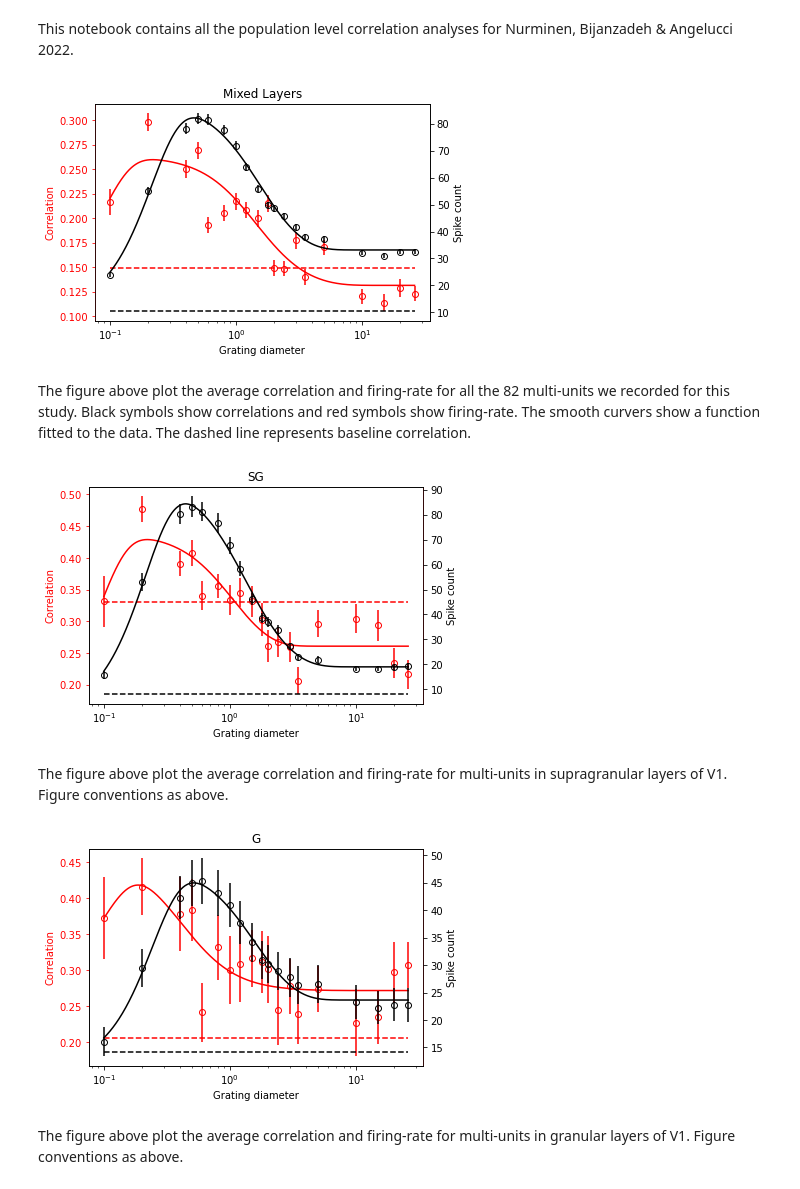
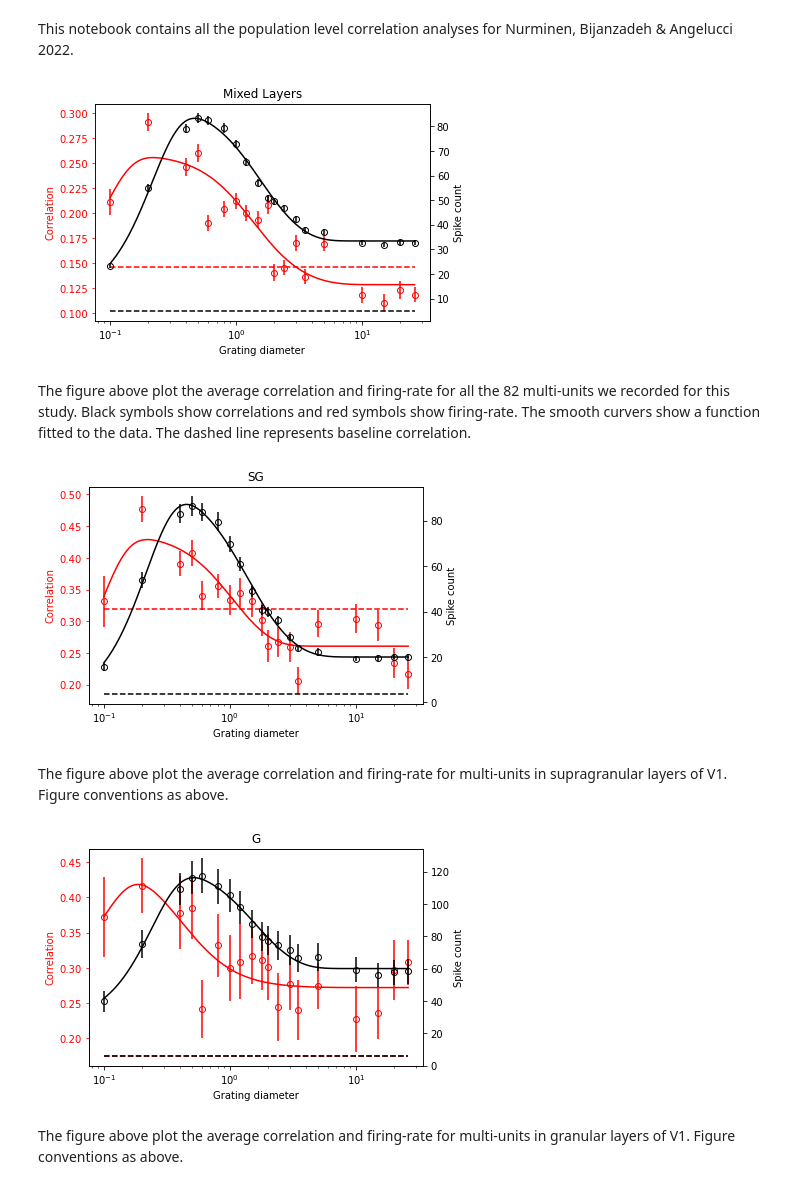
Before and after one commit to nurminenlab/variability-sizetuning-analysis, a Jupyter notebook: notebooks/correlation-notebook-2022-01-20.ipynb, the cells around one changed output. Saved outputs shown, nothing was run; the diff lists cells and outputs as text; code cells hidden in the pictures.

Commit message:
Test function for mean matching

```diff
--- a/notebooks/correlation-notebook-2022-01-20.ipynb
+++ b/notebooks/correlation-notebook-2022-01-20.ipynb
@@ -29,7 +29,7 @@ def cost_response(params,xdata,ydata):
 
 FIG_dir = 'C:/Users/lonurmin/Desktop/CorrelatedVariability/results/paper_v9/IntermediateFigures/'
 F_dir   = 'C:/Users/lonurmin/Desktop/CorrelatedVariability/results/paper_v9/MK-MU/'
-params_df = pd.read_csv(F_dir + 'extracted_correlation_params.csv')
+params_df = pd.read_csv(F_dir + 'extracted_correlation_params-October-2022.csv')
 corrBSL = np.nanmean(params_df['gm_fit_correlation_BSL'].values)
 params_df['utype'] = ['multi'] * len(params_df.index)
 
@@ -155,7 +155,7 @@ ax2.set_xlabel('Grating diameter')
 
 plt.savefig(FIG_dir + 'F5_A-Correlations-Mixed-layer.svg')
 # %% [output]
-[figure, old version]
+[figure, new version]
 # %% [markdown]
 The figure above plot the average correlation and firing-rate for all the 82 multi-units we recorded for this study. Black symbols show correlations and red symbols show firing-rate. The smooth curvers show a function fitted to the data. The dashed line represents baseline correlation.
 # %%
@@ -199,7 +199,7 @@ ax2.set_xlabel('Grating diameter')
 
 plt.savefig(FIG_dir + 'F5B-Correlations-Average-SGunits.svg')
 # %% [output]
-[figure, old version]
+[figure, new version]
 # %% [markdown]
 The figure above plot the average correlation and firing-rate for multi-units in supragranular layers of V1. Figure conventions as above.
 # %%
@@ -212,37 +212,40 @@ ax4b = ax4.twinx()
 args = (diams_GG,rSC_mn_GG)
 bnds = np.array([[0.0001,0.0001,0,0,0],[30,30,100,100,None]]).T
 res  = basinhopping(cost_response,np.ones(5),minimizer_kwargs={'method': 'L-BFGS-B', 'args':args,'bounds':bnds},seed=1234)
 popt = res.x
 diams_tight = np.logspace(np.log10(diams_GG[0]),np.log10(diams_GG[-1]),1000)
 Chat = dalib.ROG(diams_tight,*popt)
 
 args = (diams_GG,gm_mn_GG)
 bnds = np.array([[0.0001,0.0001,0,0,0],[30,30,100,100,None]]).T
 res  = basinhopping(cost_response,np.ones(5),minimizer_kwargs={'method': 'L-BFGS-B', 'args':args,'bounds':bnds},seed=1234)
 popt = res.x
 diams_tight = np.logspace(np.log10(diams_GG[0]),np.log10(diams_GG[-1]),1000)
 Rhat = dalib.ROG(diams_tight,*popt)
 
 ax4.errorbar(diams_GG, rSC_mn_GG, yerr=rSC_SE_GG, fmt='ro', markerfacecolor='None')
+ax4.plot(diams_tight,Chat, 'r-')
+ax4.plot([diams_GG[0], diams_GG[-1]], [corrBSL_GG, corrBSL_GG], 'r--')
+
 ax4b.errorbar(diams_GG, gm_mn_GG, yerr=gm_SE_GG, fmt='ko', markerfacecolor='None')
-ax4.plot(diams_tight,Chat, 'r-')
 ax4b.plot(diams_tight,Rhat, 'k-')
-ax4.plot([diams_GG[0], diams_GG[-1]], [corrBSL_GG, corrBSL_GG], 'r--')
+ax4b.plot([diams_GG[0], diams_GG[-1]], [params_df.groupby('layer_type')['spk_baseline_gm'].mean()['GG'], params_df.groupby('layer_type')['spk_baseline_gm'].mean()['GG']], 'k--')
+
 ax4.set_xscale('log')
 #ax4.set_yticks([0, 0.15, 0.3, 0.45])
 ax4.set_xticks([0.1, 1, 10])
 ax4.spines['right'].set_color('red')
 ax4.tick_params(axis='y',colors='red')
 ax4.yaxis.label.set_color('red')
-ax4b.plot([diams_mixed[0], diams_mixed[-1]], [params_df.groupby('layer_type')['spk_baseline_gm'].mean()['GG'], params_df.groupby('layer_type')['spk_baseline_gm'].mean()['GG']], 'k--')
+
 
 ax4.set_ylabel('Correlation')
 ax4b.set_ylabel('Spike count')
 ax4.set_xlabel('Grating diameter')
 
 plt.savefig(FIG_dir + 'F5C-Correlations-Average-Gunits.svg')
 # %% [output]
-[figure, old version]
+[figure, new version]
 # %% [markdown]
 The figure above plot the average correlation and firing-rate for multi-units in granular layers of V1. Figure conventions as above.
 # %%
```
Also changed, not shown: parts of 11 cells of this notebook, 2 other files.
